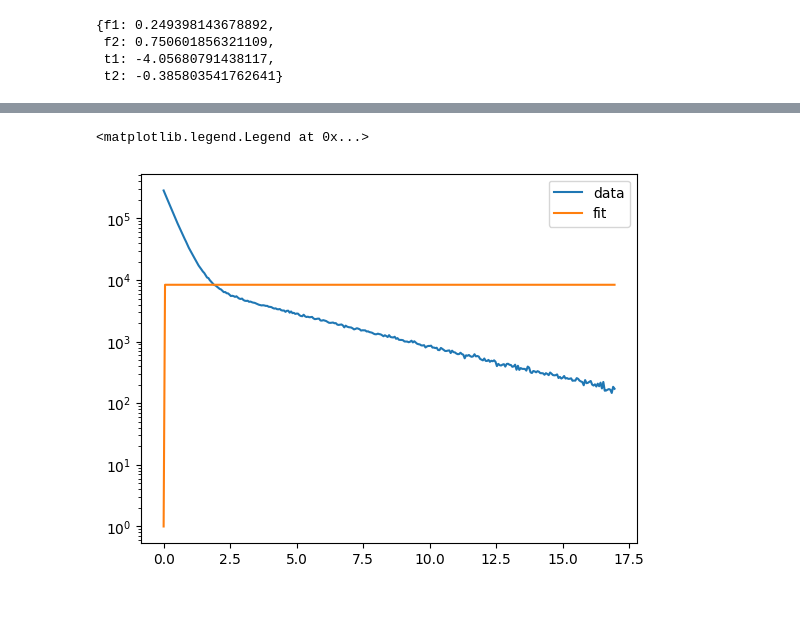
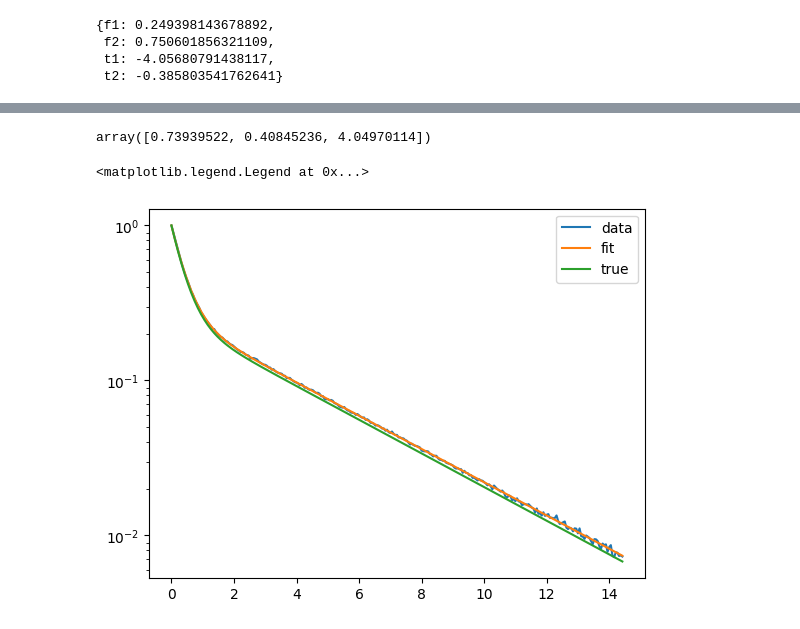
Before and after one commit to ngcnpeter/Y3_Group_Project_2B, a Jupyter notebook: TCSPC-simulation/interim_report.ipynb, the cells around one changed output, grey strips where cells are left out. Drawn from its saved outputs; the diff is of its cells as text; code cells hidden in the pictures.

```diff
--- a/TCSPC-simulation/interim_report.ipynb
+++ b/TCSPC-simulation/interim_report.ipynb
@@ -37,0 +342,24 @@ Call the `MC_exp()` method first to get data stored in `self.y`\
+# %%
+if True:
+     guess= [0.75,0.4,4]
+     end = int((15/20*380)) #trim the data near the end, to avoid problems with low count statistics
+     tdata, ydata = NADH.MC_exp_hist(deconv = False)
+     ydata = ydata-np.full(len(ydata),NADH.bg*NADH.window/NADH.n_bins)
+     max_idx = np.argmax(ydata) #index of data point with maximum photon count N(0)
+     tdata = tdata[:end-max_idx] #start from t = 0
+     ydata = ydata[max_idx:end]  #start from max.
+     ydata = ydata/ydata[0] # normalize y data such that the beginning is 1
+    # Define model and perform the optimization
+     model = Model(exp2)
+     params = Parameters()
+    # Get the parameter names and default values from the input function
+     params_name = inspect.signature(exp2).parameters
+     params_name = list(params_name.keys())[1:]  # Exclude 'x' from parameters
+     for i,name in enumerate(params_name):
+    # Add initial guess value for the parameter
+         params.add(name,value=guess[i],min = 0)
+     result = model.fit(ydata, params, t=tdata)
+     params_opt = result.params #optimized params
+     chi2= result.chisqr #chi squared
+     chi2_red = result.chisqr/(len(tdata)-len(params))
+     fit_report = result.fit_report()
@@ -160,28 +475,14 @@ ax.legend(labels)
-# %%
-from scipy.optimize import curve_fit
-def bi_exp_fit(t,f1,tau1,tau2):
-    '''returns bi-exp fit
-       t    time array
-       f1   amplitude 1
-       f2   amplitude 2
-       tau1 lifetime 1 (ns)
-       tau2 lifetime 2 (ns)
-    '''
-    f2 = 1-f1
-    return f1*np.exp(-t/tau1)+f2*np.exp(-t/tau2)
-
-end = int((17/20*380))
-tdata, ydata = NADH.MC_exp_hist(multi = True,deconv = True)
-tdata = tdata[:end]
-ydata = ydata[:end]
-
-par, cov = curve_fit(bi_exp_fit,tdata,ydata,p0 = [0.25,0.4,4]) #fit biexp decay
+# %%
+par
+# %% [output]
+array([0.73939522, 0.40845236, 4.04970114])
 # %%
 plt.plot(tdata,ydata,label = 'data')
 plt.plot(tdata,bi_exp_fit(tdata,*par),label = 'fit')
+plt.plot(tdata,bi_exp_fit(tdata,0.75,0.4,4),label = 'true')
 plt.yscale('log')
 plt.legend()
 # %% [output]
 <matplotlib.legend.Legend at 0x...>
-[figure, old version]
+[figure, new version]
 # %%
```
Also changed, not shown: parts of 34 cells of this notebook, 2 other files.
